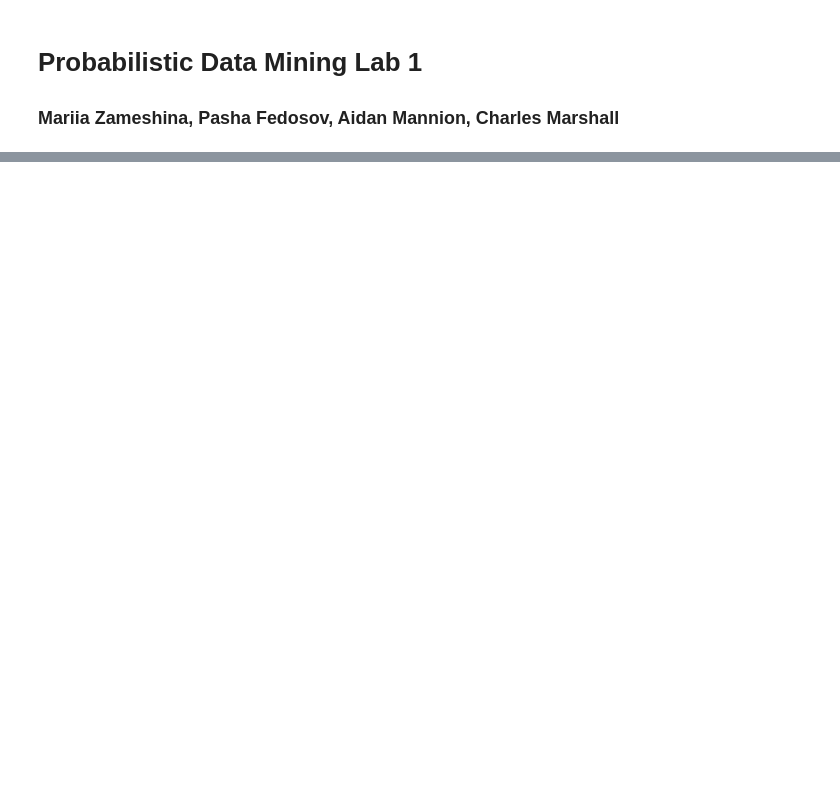
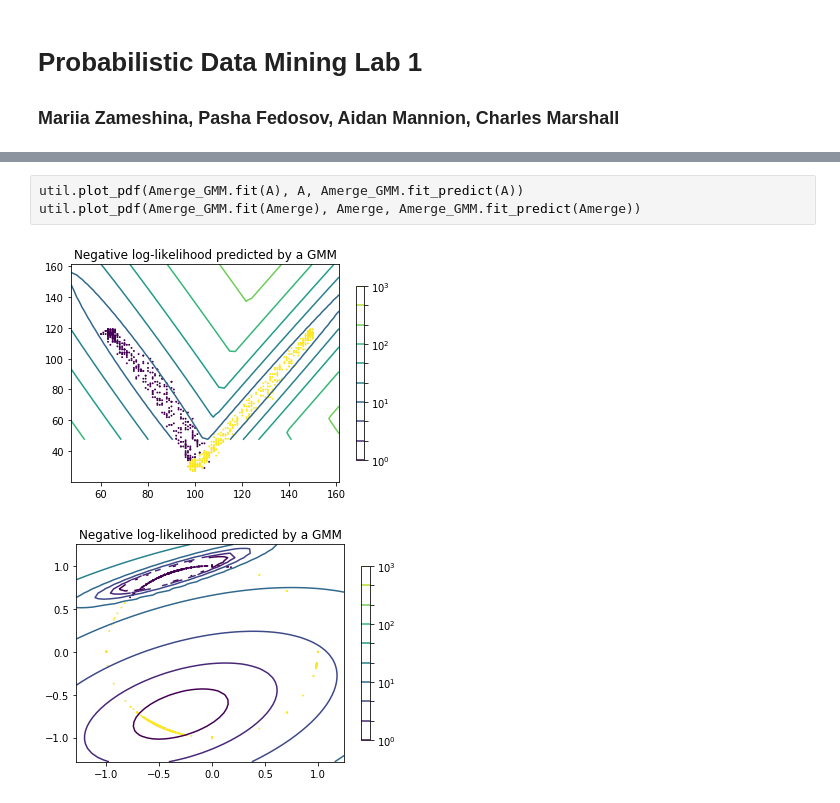
Before and after one commit to juli31/ProbabilisticDataMining, a Jupyter notebook: lab1/notebook.ipynb, the cells around one changed output, grey strips where cells are left out. Cells and saved outputs as stored; diff of their text form; blank space fills up the shorter version.

```diff
--- a/lab1/notebook.ipynb
+++ b/lab1/notebook.ipynb
@@ -80,0 +86,6 @@ Covariance of class 1 = [[ 357.74929556  617.84560575]
+# %%
+util.plot_pdf(Amerge_GMM.fit(A), A, Amerge_GMM.fit_predict(A))
+util.plot_pdf(Amerge_GMM.fit(Amerge), Amerge, Amerge_GMM.fit_predict(Amerge))
+# %% [output]
+[figure, added]
+[figure, added]
```
Also changed, not shown: parts of 10 cells of this notebook, 2 other files.
